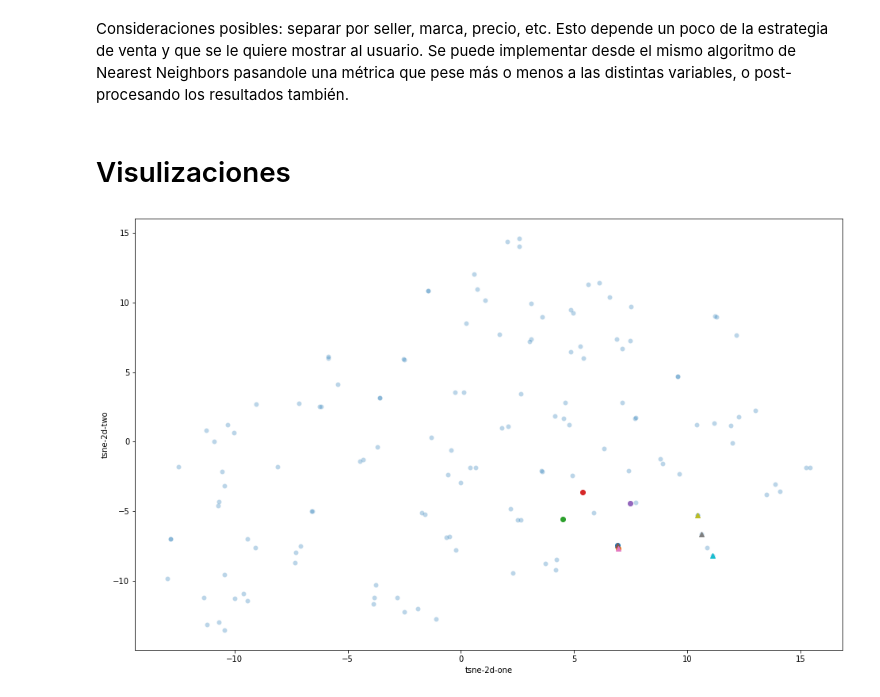
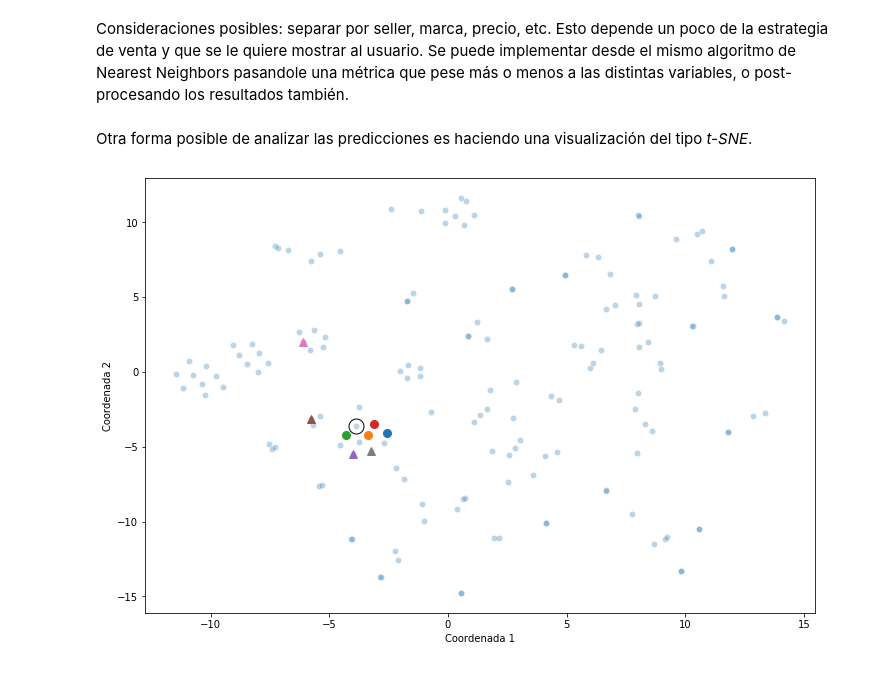
Before and after one commit to PatricioClark/MeLiChallenge, a Jupyter notebook: MeLi_DS_Challenge.ipynb, the cells around one changed output. Saved outputs shown, nothing was run; the diff lists cells and outputs as text; code cells hidden in the pictures.

```diff
--- a/MeLi_DS_Challenge.ipynb
+++ b/MeLi_DS_Challenge.ipynb
@@ -169,6 +174,6 @@ attributes  = attributes/attrs_max
 # %%
 # Tokenizo y normalizo los títulos
-count_vect = sktext.CountVectorizer()
+count_vect = sktext.CountVectorizer(stop_words=corpus.stopwords.words('spanish'))
 tfidf_tran = sktext.TfidfTransformer()
 
 X = count_vect.fit_transform(titles)
@@ -183,7 +188,8 @@ NearestNeighbors()
 # Realizo la predicción
 predict = count_vect.transform([target])
 predict = tfidf_tran.transform(predict)
-res_text = nnalg_text.kneighbors(predict, return_distance=False)
+dist_text, res_text = nnalg_text.kneighbors(predict, return_distance=True)
 
 print(np.array(titles)[res_text[0]])
+print(dist_text)
 # %% [output]
@@ -205,7 +211,8 @@ nnalg_attr.fit(attributes)
 NearestNeighbors()
 # %%
 # Realizo la predicción
-res_attr = nnalg_attr.kneighbors(target_attr, return_distance=False)
+dist_attr, res_attr = nnalg_attr.kneighbors(target_attr, return_distance=True)
 
 print(np.array(titles)[res_attr[0]])
+print(dist_attr)
 # %% [output]
@@ -262,4 +259,2 @@ print(np.array(titles)[total_attr_idxs[ii]],'\n',np.array(titles)[total_text_idx
 # %% [markdown]
 Consideraciones posibles: separar por seller, marca, precio, etc. Esto depende un poco de la estrategia de venta y que se le quiere mostrar al usuario. Se puede implementar desde el mismo algoritmo de Nearest Neighbors pasandole una métrica que pese más o menos a las distintas variables, o post-procesando los resultados también.
-# %% [markdown]
-# Visulizaciones
@@ -269,21 +261,33 @@ tsne_results = tsne.fit_transform(X)
+# %% [markdown]
+Otra forma posible de analizar las predicciones es haciendo una visualización del tipo _t-SNE_.
 # %%
+tsne = skmani.TSNE(n_components=2)
+tsne_results = tsne.fit_transform(X)
+
 data = {}
 data['tsne-2d-one'] = tsne_results[:,0]
 data['tsne-2d-two'] = tsne_results[:,1]
-plt.figure(figsize=(16,10))
+plt.figure(figsize=(12,8))
+
 
 sns.scatterplot(
     x="tsne-2d-one", y="tsne-2d-two",
     palette=sns.color_palette("hls", 10),
     data=data,
     legend="full",
     alpha=0.3
 )
+plt.xlabel('Coordenada 1')
+plt.ylabel('Coordenada 2')
 
-for ii in res_text[0]:
-    plt.plot(data['tsne-2d-one'][ii], data['tsne-2d-two'][ii], 'o')
+# Agrego las predicciones
+ii = res_text[0][0]
+plt.plot(data['tsne-2d-one'][ii], data['tsne-2d-two'][ii], 'ko', markersize=15, markerfacecolor='none')
 
-for ii in res_attr[0]:
-    plt.plot(data['tsne-2d-one'][ii], data['tsne-2d-two'][ii], '^')
+for ii in res_text[0][1:]:
+    plt.plot(data['tsne-2d-one'][ii], data['tsne-2d-two'][ii], 'o', markersize=8)
+
+for ii in res_attr[0][1:]:
+    plt.plot(data['tsne-2d-one'][ii], data['tsne-2d-two'][ii], '^', markersize=8)
 # %% [output]
-[figure, old version]
+[figure, new version]
```
Also changed, not shown: parts of 21 cells of this notebook.
